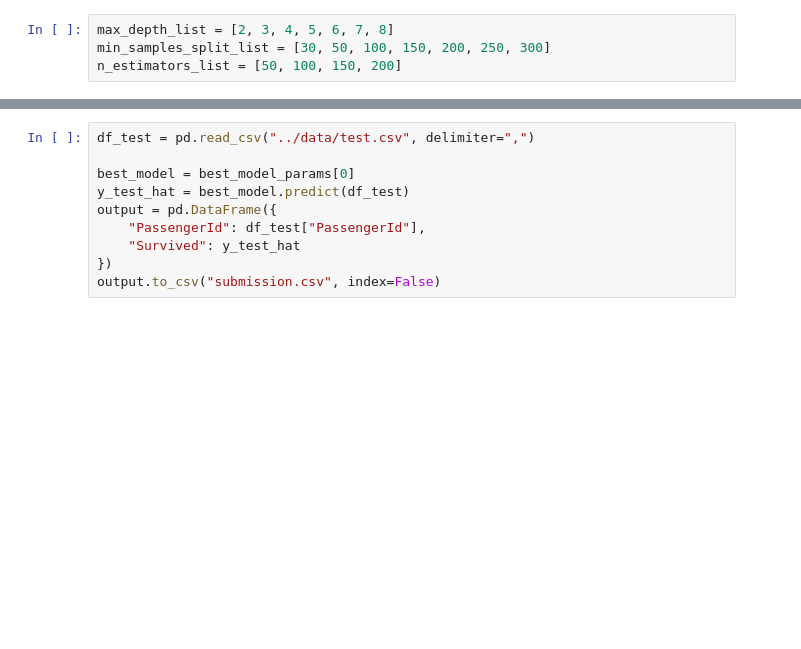
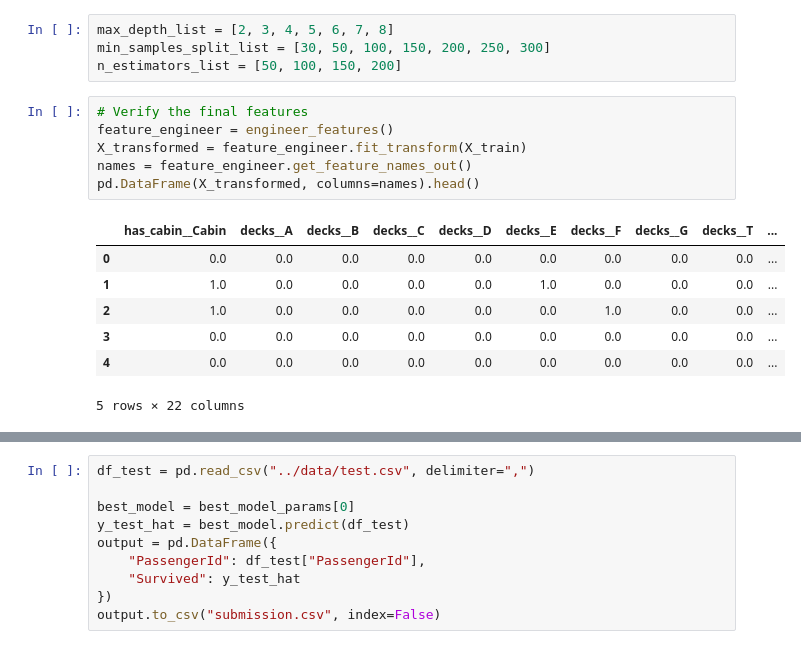
Before and after one commit to lamphamTL/kaggle-comp, a Jupyter notebook: competition/titanic/random_forest/Random_Forest_Model.ipynb, the cells around one changed output, grey strips where cells are left out. Drawn from its saved outputs; the diff is of its cells as text; blank space fills up the shorter version.

```diff
--- a/competition/titanic/random_forest/Random_Forest_Model.ipynb
+++ b/competition/titanic/random_forest/Random_Forest_Model.ipynb
@@ -37,6 +34,20 @@ y cv: (179,)
 max_depth_list = [2, 3, 4, 5, 6, 7, 8]
 min_samples_split_list = [30, 50, 100, 150, 200, 250, 300]
 n_estimators_list = [50, 100, 150, 200]
+# %%
+# Verify the final features
+feature_engineer = engineer_features()
+X_transformed = feature_engineer.fit_transform(X_train)
+names = feature_engineer.get_feature_names_out()
+pd.DataFrame(X_transformed, columns=names).head()
+# %% [output]
+|  | has_cabin__Cabin | decks__A | decks__B | decks__C | decks__D | decks__E | decks__F | decks__G | decks__T | ... |
+| 0 | 0.0 | 0.0 | 0.0 | 0.0 | 0.0 | 0.0 | 0.0 | 0.0 | 0.0 | ... |
+| 1 | 1.0 | 0.0 | 0.0 | 0.0 | 0.0 | 1.0 | 0.0 | 0.0 | 0.0 | ... |
+| 2 | 1.0 | 0.0 | 0.0 | 0.0 | 0.0 | 0.0 | 1.0 | 0.0 | 0.0 | ... |
+| 3 | 0.0 | 0.0 | 0.0 | 0.0 | 0.0 | 0.0 | 0.0 | 0.0 | 0.0 | ... |
+| 4 | 0.0 | 0.0 | 0.0 | 0.0 | 0.0 | 0.0 | 0.0 | 0.0 | 0.0 | ... |
+5 rows × 22 columns
 # %%
 def eval_models(X_train, y_train, X_cv, y_cv, max_depth, min_samples_split, n_estimators, feature_transformer):
     model = Pipeline(steps=[
```
Also changed, not shown: parts of 3 cells of this notebook, 3 other files.
